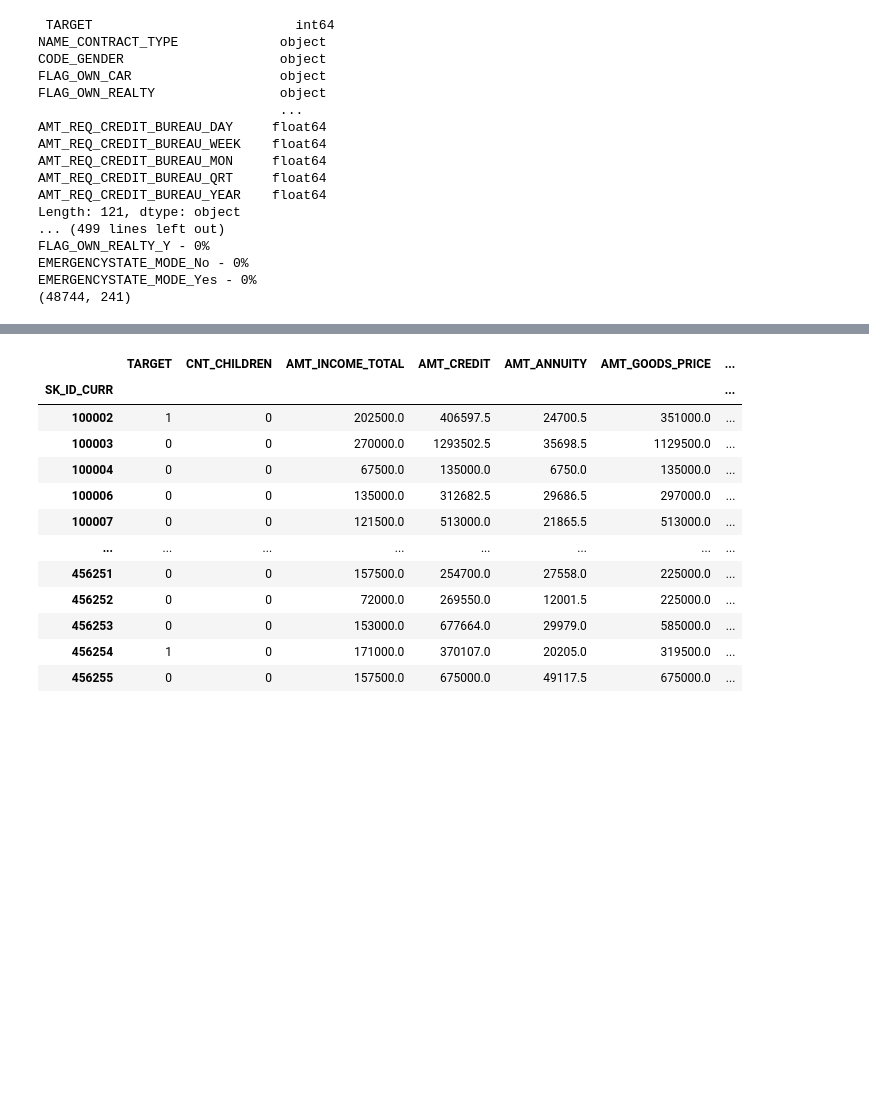
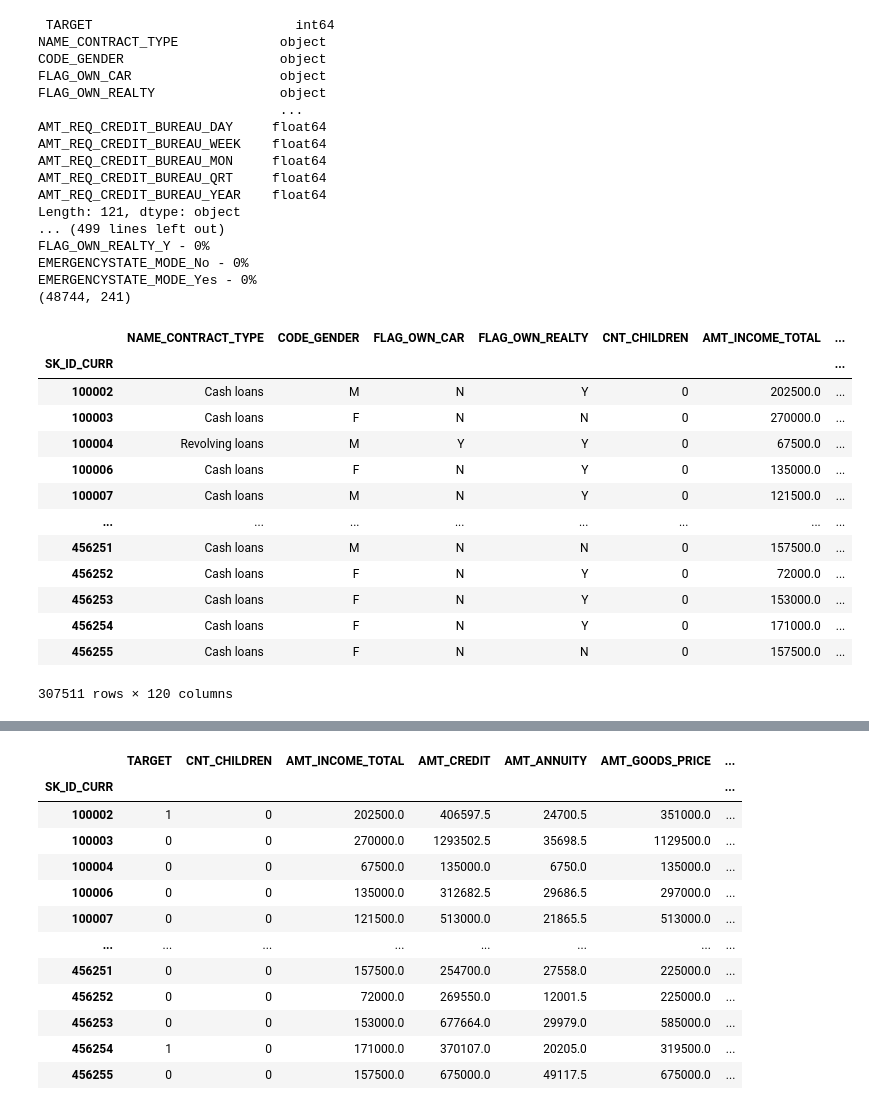
Before and after one commit to juliengan/Home-Credit-Risk-Classification, a Jupyter notebook: notebooks/01_Data_Preparation.ipynb, the cells around one changed output, grey strips where cells are left out. Cells and saved outputs as stored; diff of their text form; code cells hidden in the pictures; blank space fills up the shorter version.

```diff
--- a/notebooks/01_Data_Preparation.ipynb
+++ b/notebooks/01_Data_Preparation.ipynb
@@ -165,0 +227,17 @@ EMERGENCYSTATE_MODE_Yes - 0%
+# %%
+x_train
+# %% [output]
+|  | NAME_CONTRACT_TYPE | CODE_GENDER | FLAG_OWN_CAR | FLAG_OWN_REALTY | CNT_CHILDREN | AMT_INCOME_TOTAL | ... |
+| SK_ID_CURR |  |  |  |  |  |  | ... |
+| 100002 | Cash loans | M | N | Y | 0 | 202500.0 | ... |
+| 100003 | Cash loans | F | N | N | 0 | 270000.0 | ... |
+| 100004 | Revolving loans | M | Y | Y | 0 | 67500.0 | ... |
+| 100006 | Cash loans | F | N | Y | 0 | 135000.0 | ... |
+| 100007 | Cash loans | M | N | Y | 0 | 121500.0 | ... |
+| ... | ... | ... | ... | ... | ... | ... | ... |
+| 456251 | Cash loans | M | N | N | 0 | 157500.0 | ... |
+| 456252 | Cash loans | F | N | Y | 0 | 72000.0 | ... |
+| 456253 | Cash loans | F | N | Y | 0 | 153000.0 | ... |
+| 456254 | Cash loans | F | N | Y | 0 | 171000.0 | ... |
+| 456255 | Cash loans | F | N | N | 0 | 157500.0 | ... |
+307511 rows × 120 columns
```
Also changed, not shown: parts of 6 cells of this notebook, 5 other files.
